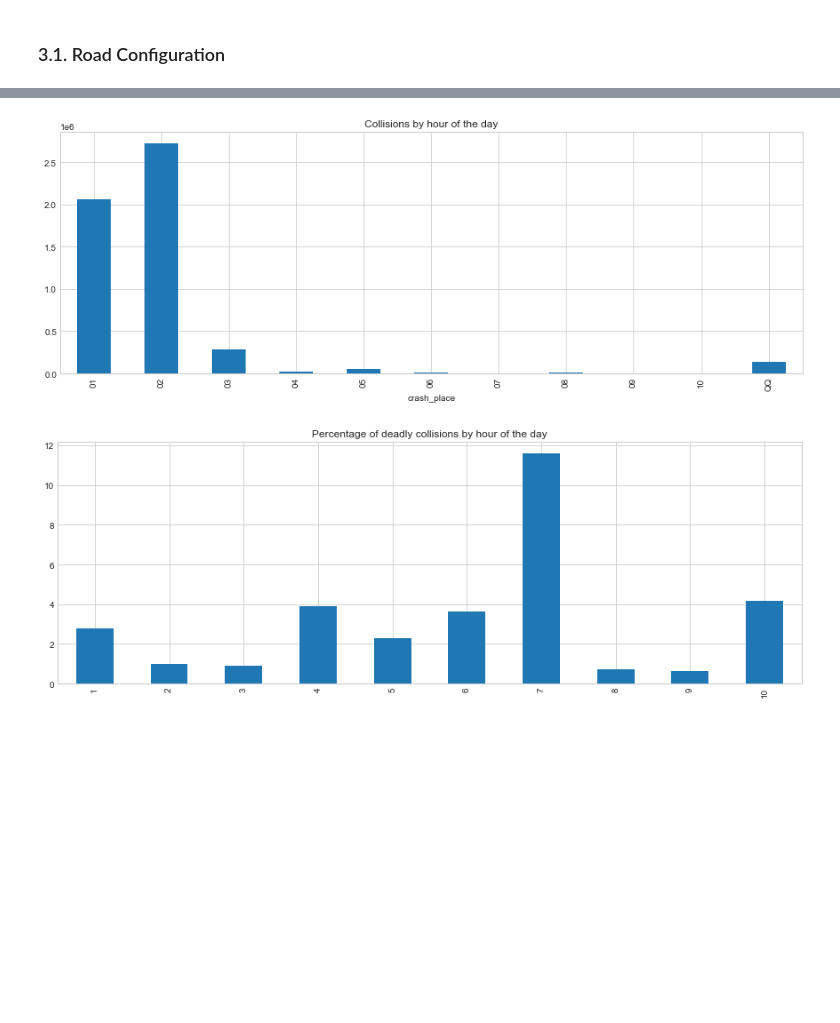
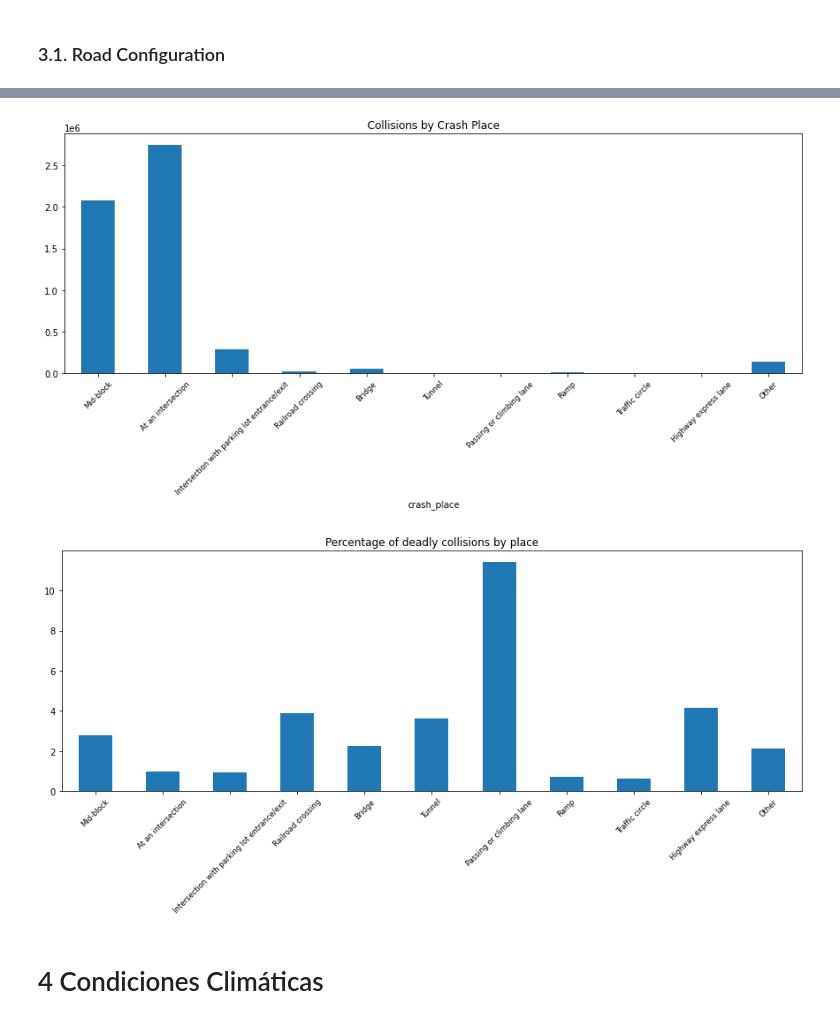
Before and after one commit to AMM53/Accidents-Prediction, a Jupyter notebook: notebooks/DescriptiveAnalysis.ipynb, the cells around one changed output, grey strips where cells are left out. Drawn from its saved outputs; the diff is of its cells as text; code cells hidden in the pictures; blank space fills up the shorter version.

Commit message:
target, nas...

```diff
--- a/notebooks/DescriptiveAnalysis.ipynb
+++ b/notebooks/DescriptiveAnalysis.ipynb
@@ -94,0 +97,4 @@ df['vehicle_age'] = df.year - pd.to_numeric(df.vehicle_year, errors= "coerce")
+# %%
+print(df.shape)
+df = df.drop_duplicates().drop(["passenger_id","passenger_fatality", "vehicle_id"], axis=1)
+df.shape
@@ -94,0 +151,6 @@ df['vehicle_age'] = df.year - pd.to_numeric(df.vehicle_year, errors= "coerce")
+# %%
+null_rows = df.isnull().sum(axis=1).sort_values(ascending=False)
+nulos_filas = pd.DataFrame(null_rows, columns=['nulos_filas'])
+nulos_filas['target'] = df['fatality'].copy()
+nulos_filas['porcentaje_filas']= nulos_filas['nulos_filas']/df.shape[1]
+nulos_filas
@@ -94,0 +183,4 @@ df['vehicle_age'] = df.year - pd.to_numeric(df.vehicle_year, errors= "coerce")
+# %%
+#Eliminando los registros con >40% nulos
+nulos_40 = list(nulos_filas.index[nulos_filas.porcentaje_filas>=0.40])
+df = df.loc[set(df.index)-set(nulos_40)]
@@ -95,12 +203,6 @@ df['vehicle_age'] = df.year - pd.to_numeric(df.vehicle_year, errors= "coerce")
 # %% [markdown]
 # En progreso (ignorar)
 # %%
-# en progreso
-# Limpieza de valores U, UU y UUUU (son NA "puros" según el diccionario)
-df = df.replace({"U": np.nan, "UU": np.nan, "UUUU": np.nan})
-new_columns = list(df.columns[0:4]) + list(df.columns[5:]) + list(df.columns[4:5])
-
-df = df[new_columns]
 # Columna MONTH
 print(df["month"].unique())
 df["month"] = np.int8(df["month"].replace({"01": 1, "02": 2, "11": 11, "12" : 12}))
@@ -146,21 +248,9 @@ for i in range(0, int(len(hour_analysis)/2)):
 
 hour_values = pd.DataFrame(hour_values)
 hour_values.T.iloc[0].plot()
-## Variable objetivo
-# Recodeado de la variable objetivo
-# Antes: 1-fatality 2-no fatality
-# Después: 1-fatality 2-no fatality
-df['fatality'] = df['fatality'].replace({2:0})
+
 # He pensado en unificar las columnas de fecha pero he observado que la proporción de muertes / heridos es bastante diferente según el día de la semana (e imagino que también por la hora)
 
 print(df.fatality.value_counts() / len(df.index) * 100)
 
 df.loc[df["weekday"] == 6].fatality.value_counts() / len(df.loc[df["weekday"] == 6].index) * 100
-# analizar nulos
-df_dtypes = pd.merge(df.isnull().sum(axis = 0).sort_values().to_frame('missing_value').reset_index(),
-         df.dtypes.to_frame('feature_type').reset_index(),
-         on = 'index',
-         how = 'inner')
-
-df_dtypes.sort_values(['missing_value', 'feature_type'])
-#Apenas tenemos valores NA, o eso parece... Sin embargo, el dataset no utiliza espacios vacíos para representar los valores desconocidos si no caracteres como X o XX. El diccionario refleja esto.
@@ -323,20 +393,28 @@ plot = hour_analysis.plot(kind="bar", title = "Percentage of deadly collisions b
 # %%
 index = np.arange(1,12)
 place_analysis = df.groupby("crash_place")["fatality"].count()
 # place_analysis.index = index
 plt.figure(figsize=(15,5))
-plot = place_analysis.plot(kind="bar", title = "Collisions by hour of the day")
+plot = place_analysis.plot(kind="bar", title = "Collisions by Crash Place")
+place_type = ['Mid-block','At an intersection','Intersection with parking lot entrance/exit',
+            'Railroad crossing','Bridge','Tunnel','Passing or climbing lane',
+             'Ramp','Traffic circle','Highway express lane', 'Other']
+
+plt.xticks(np.arange(0,11),place_type,rotation=45, size='small' );
 # %% [output]
-[figure, old version]
+[figure, new version]
 # %%
 place_analysis = df.groupby(["crash_place", "fatality"]).size()
 serie_place = list()
 
-for i in range(0, 10):
+for i in range(0, 11):
     serie_place.append(place_analysis[:,1][i] / (place_analysis[:,1][i] +(place_analysis[:,0][i])) * 100)
 
-place_analysis = pd.Series(serie_place, index = range(1,11))
+place_analysis = pd.Series(serie_place, index = range(0,11))
 plt.figure(figsize=(15,5))
-plot = place_analysis.plot(kind="bar", title = "Percentage of deadly collisions by hour of the day")
+plot = place_analysis.plot(kind="bar", title = "Percentage of deadly collisions by place")
+plt.xticks(np.arange(0,11),place_type,rotation=45, size='small' );
 # %% [output]
-[figure, old version]
+[figure, new version]
+# %% [markdown]
+# 4 Condiciones Climáticas
```
Also changed, not shown: parts of 23 cells of this notebook.
